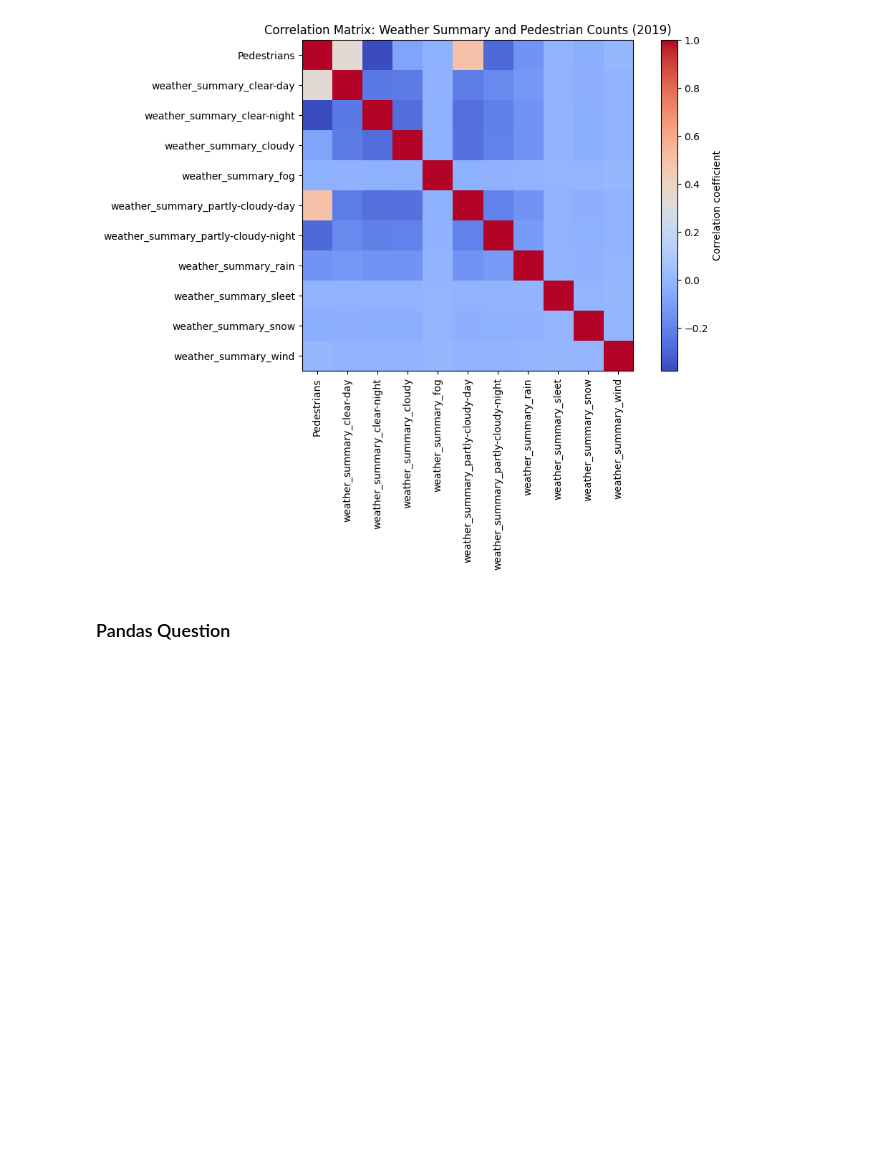
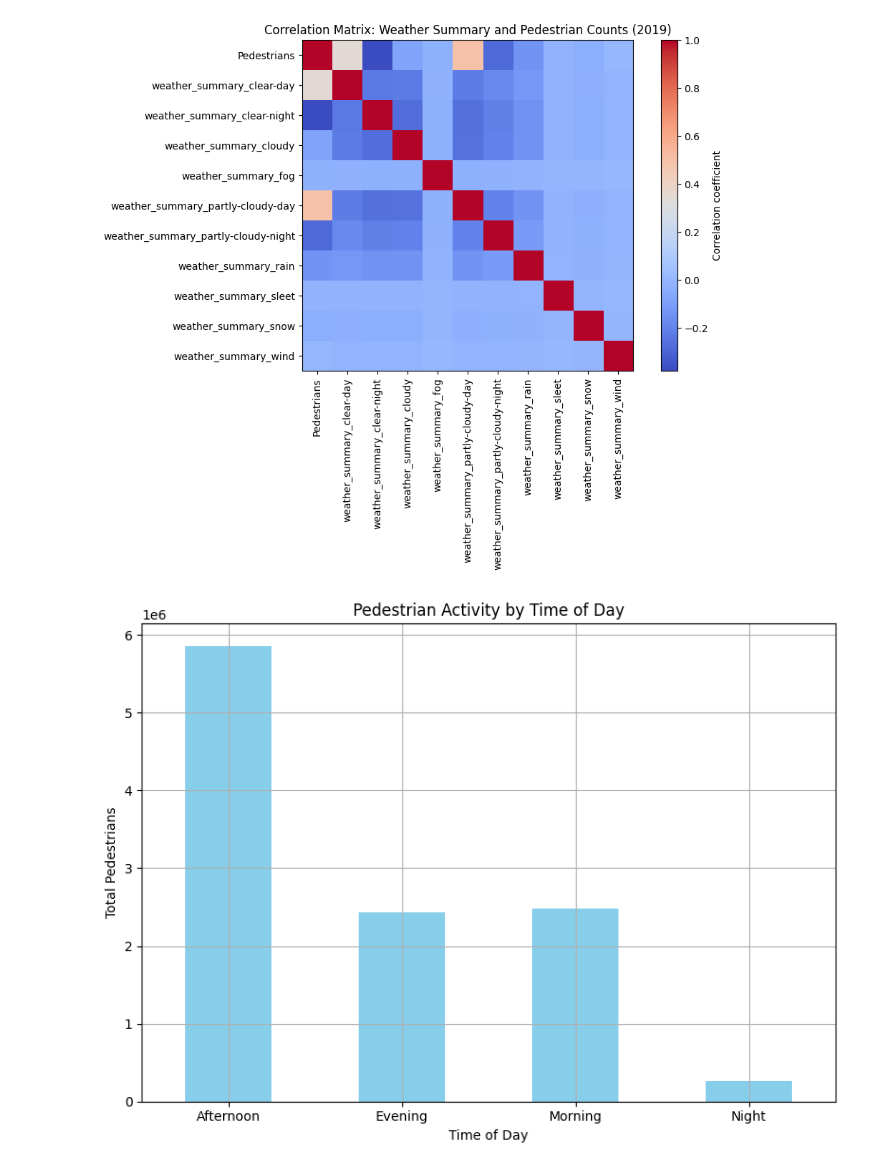
Before and after one commit to khamseaffan/NYU-Data-Science-Bootcamp-Fall-2024, a Jupyter notebook: take-home/week-3/Week3_take_home.ipynb, the cells around one changed output. Drawn from its saved outputs; the diff is of its cells as text; code cells hidden in the pictures; blank space fills up the shorter version.

```diff
--- a/take-home/week-3/Week3_take_home.ipynb
+++ b/take-home/week-3/Week3_take_home.ipynb
@@ -82,5 +82,29 @@ plt.yticks(range(len(correlation_matrix.index)), correlation_matrix.index)
 plt.show()
 # %% [output]
 [figure]
-# %% [markdown]
-### Pandas Question
+# %%
+def categorize_time_of_day(hour):
+    if 5 <= hour < 12:
+        return 'Morning'
+    elif 12 <= hour < 17:
+        return 'Afternoon'
+    elif 17 <= hour < 21:
+        return 'Evening'
+    else:
+        return 'Night'
+# %%
+df['time_of_day'] = df['hour_beginning'].dt.hour.apply(categorize_time_of_day)
+# %%
+activity_by_time_of_day = df.groupby('time_of_day')['Pedestrians'].sum()
+# %%
+plt.figure(figsize=(8, 6))
+activity_by_time_of_day.plot(kind='bar', color='skyblue')
+plt.title('Pedestrian Activity by Time of Day')
+plt.xlabel('Time of Day')
+plt.ylabel('Total Pedestrians')
+plt.xticks(rotation=0)
+plt.grid(True)
+plt.tight_layout()
+plt.show()
+# %% [output]
+[figure, added]
```
